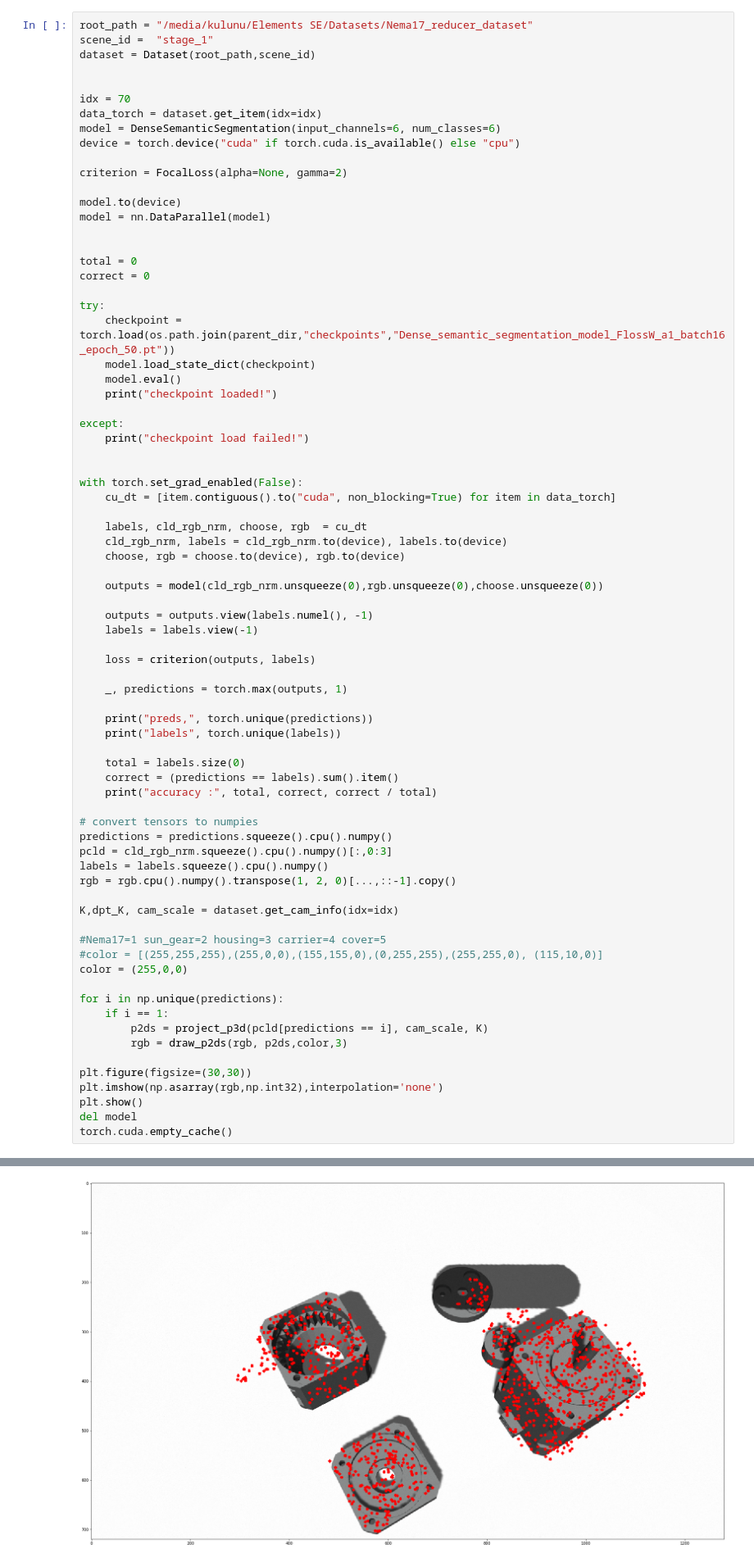
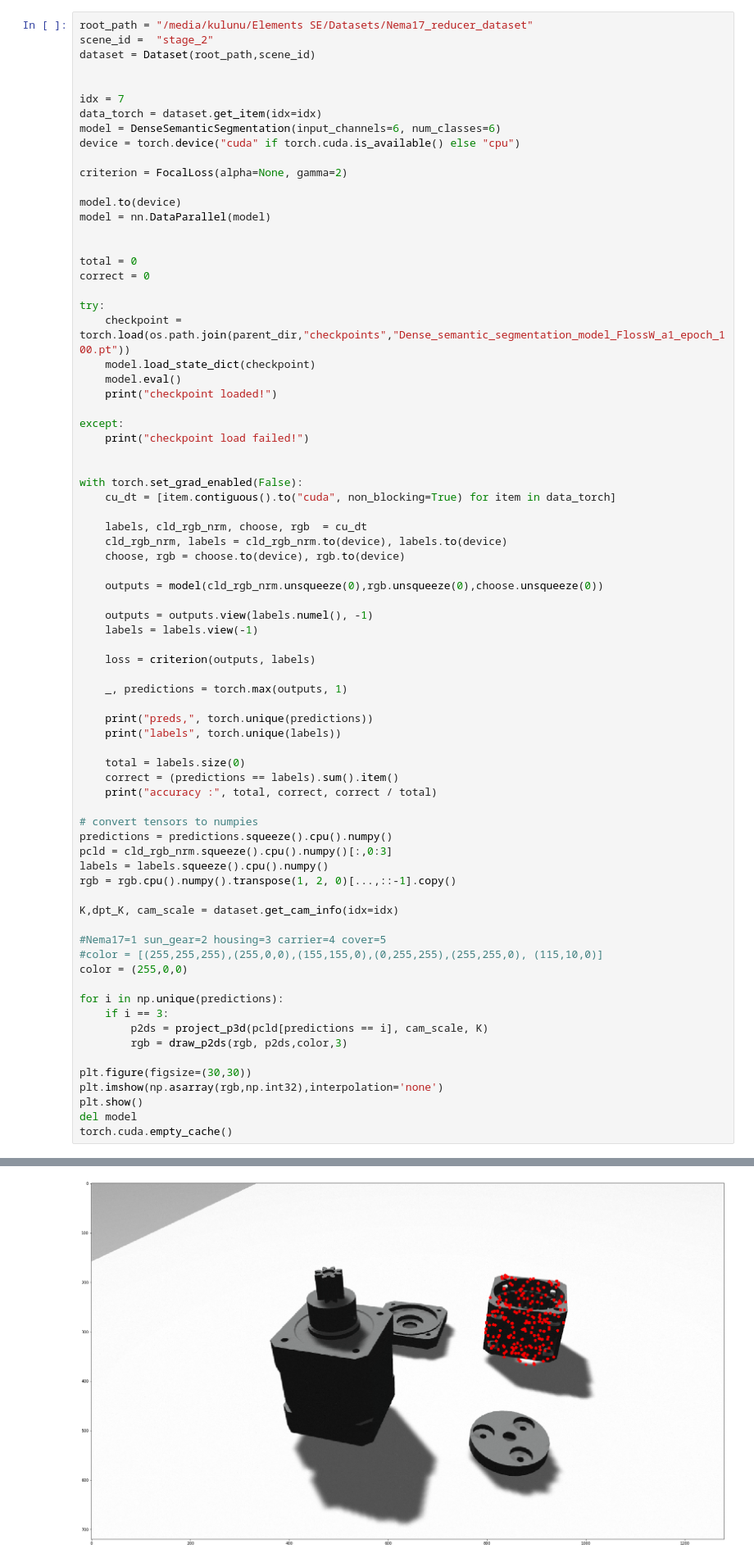
Before and after one commit to KulunuOS/Pointnet2_SemSeg, a Jupyter notebook: Jupyter_notebooks/Pointnet2_Segmentation.ipynb, the cells around one changed output, grey strips where cells are left out. Shown at 82% size. Saved outputs shown, nothing was run; the diff lists cells and outputs as text.

```diff
--- a/Jupyter_notebooks/Pointnet2_Segmentation.ipynb
+++ b/Jupyter_notebooks/Pointnet2_Segmentation.ipynb
@@ -406,11 +400,11 @@ accuracy : 12288 11582 0.9425455729166666
 ### Testing for pvn3d segmentation module
 # %%
 root_path = "/media/kulunu/Elements SE/Datasets/Nema17_reducer_dataset"
-scene_id =  "stage_1"
+scene_id =  "stage_2"
 dataset = Dataset(root_path,scene_id)
 
 
-idx = 70
+idx = 7
 data_torch = dataset.get_item(idx=idx)
 model = DenseSemanticSegmentation(input_channels=6, num_classes=6)
 device = torch.device("cuda" if torch.cuda.is_available() else "cpu")
@@ -425,7 +419,7 @@ total = 0
 correct = 0
 
 try:
-    checkpoint = torch.load(os.path.join(parent_dir,"checkpoints","Dense_semantic_segmentation_model_FlossW_a1_batch16_epoch_50.pt"))
+    checkpoint = torch.load(os.path.join(parent_dir,"checkpoints","Dense_semantic_segmentation_model_FlossW_a1_epoch_100.pt"))
     model.load_state_dict(checkpoint)
     model.eval()
     print("checkpoint loaded!")
@@ -470,7 +464,7 @@ K,dpt_K, cam_scale = dataset.get_cam_info(idx=idx)
 color = (255,0,0)
 
 for i in np.unique(predictions):
-    if i == 1:
+    if i == 3:
         p2ds = project_p3d(pcld[predictions == i], cam_scale, K)
         rgb = draw_p2ds(rgb, p2ds,color,3)
 
@@ -489 +482 @@ accuracy : 12288 11455 0.9322102864583334
-[figure, old version]
+[figure, new version]
```
Also changed, not shown: parts of 3 cells of this notebook, 1 other file.
